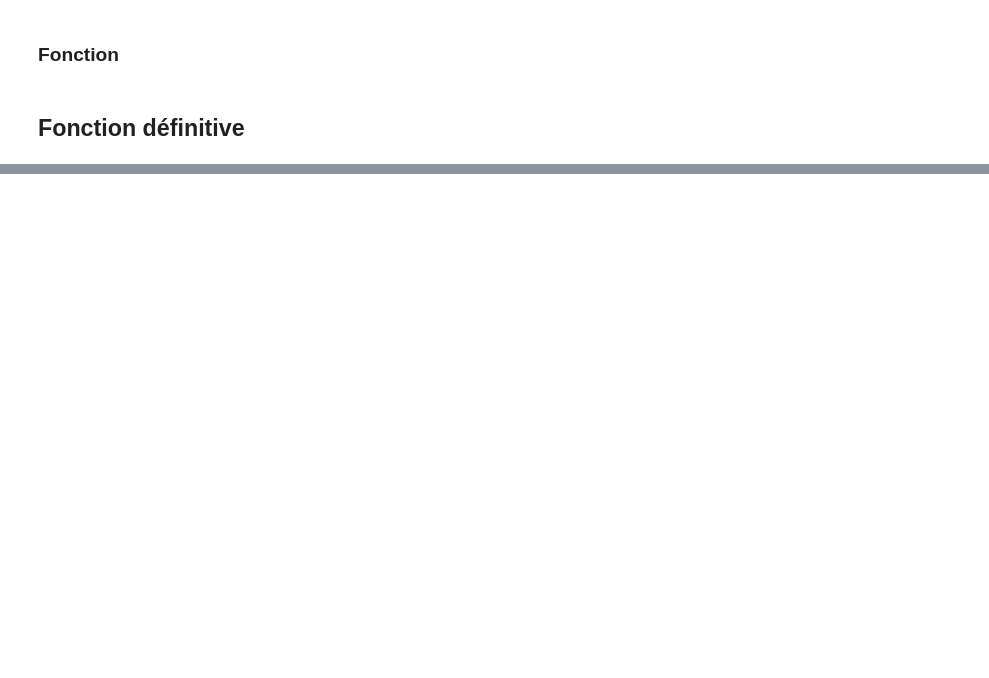
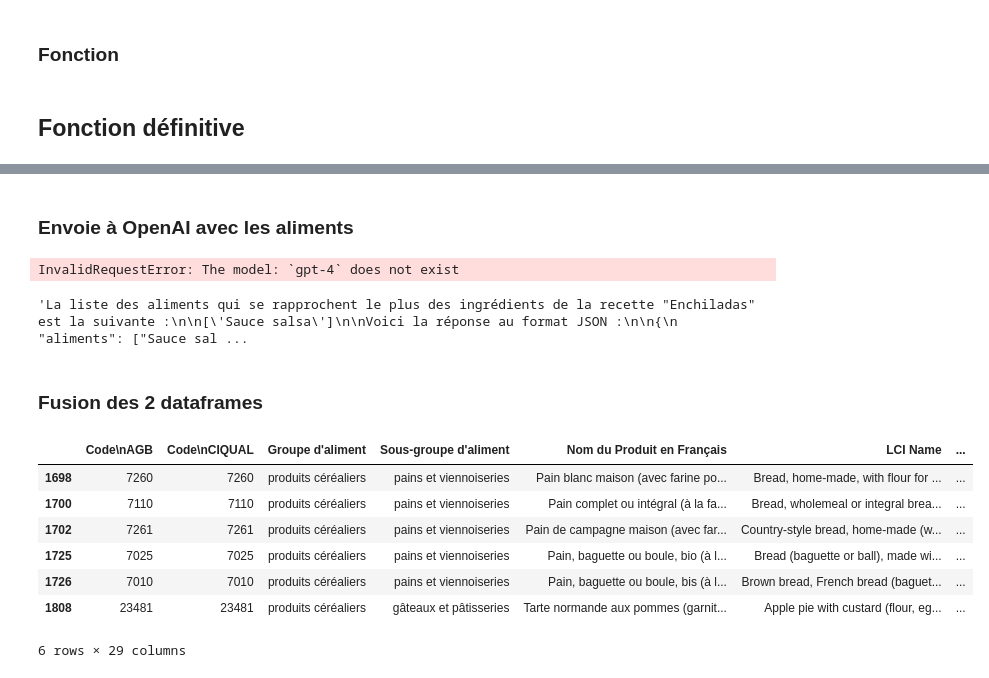
Before and after one commit to Anwen11/projet-python, a Jupyter notebook: scrapping_marmiton.ipynb, the cells around one changed output, grey strips where cells are left out. Cells and saved outputs as stored; diff of their text form; code cells hidden in the pictures; blank space fills up the shorter version.

```diff
--- a/scrapping_marmiton.ipynb
+++ b/scrapping_marmiton.ipynb
@@ -570,0 +643,4 @@ Quelle recette voulez-vous choisir ?
+# %%
+dfsous = dfsynthèse[dfsynthèse["Groupe d\'aliment"].isin(liste_groupe)]
+sous_groupes = dfsous["Sous-groupe d\'aliment"].unique()
+sous_groupes
@@ -570,0 +666,9 @@ Quelle recette voulez-vous choisir ?
+# %%
+question_asked = f"Donne moi la liste de tous les sous-groupes d'aliment auquel pourrait appartenir les ingrédients de cette recette {recette}. Voici la liste des ingrédients : {liste_ingrédients} et voici la liste des sous-groupes d'aliments dans laquelle il faut piocher: {sous_groupes}. Donne moi la réponse sous un format JSON contennant seulement la liste des sous-groupes, sans autre texte ou commentaire"
+result = openai.ChatCompletion.create(
+            model="gpt-3.5-turbo",
+            messages=[
+                {"role": "user", "content": question_asked},
+            ],
+            temperature=0.1
+        )
@@ -570,0 +677,3 @@ Quelle recette voulez-vous choisir ?
+# %%
+liste_recette = result.choices[0]["message"]["content"]
+liste_recette
@@ -570,0 +682,4 @@ Quelle recette voulez-vous choisir ?
+# %%
+dfaliment = pd.read_json(liste_recette, orient="columns")
+liste_recette = dfaliment["sous-groupes"].unique()
+liste_recette
@@ -570,0 +714,20 @@ Quelle recette voulez-vous choisir ?
+# %% [markdown]
+### Envoie à OpenAI avec les aliments
+# %%
+question_asked = f"Donne moi la liste des aliments qui se rapprochent le plus les ingrédients de cette recette {recette}. Voici la liste des ingrédients : {liste_ingrédients} et voici la liste des aliments dans laquelle il faut piocher: {sous_groupes}. Donne moi la réponse sous un format JSON contennant seulement la liste "
+result = openai.ChatCompletion.create(
+            model="gpt-3.5-turbo",
+            messages=[
+                {"role": "user", "content": question_asked},
+            ],
+            temperature=0.1
+        )
+# %% [output]
+InvalidRequestError: The model: `gpt-4` does not exist
+# %%
+liste_recette = result.choices[0]["message"]["content"]
+liste_recette
+# %% [output]
+'La liste des aliments qui se rapprochent le plus des ingrédients de la recette "Enchiladas" est la suivante :\n\n[\'Sauce salsa\']\n\nVoici la réponse au format JSON :\n\n{\n  "aliments": ["Sauce sal ...
+# %% [markdown]
+### Fusion des 2 dataframes
@@ -570,0 +736,11 @@ Quelle recette voulez-vous choisir ?
+# %%
+dfsynthèse[dfsynthèse["Nom du Produit en Français"].str.contains(dfaliment["index"][0])]
+# %% [output]
+|  | Code\nAGB | Code\nCIQUAL | Groupe d'aliment | Sous-groupe d'aliment | Nom du Produit en Français | LCI Name | ... |
+| 1698 | 7260 | 7260 | produits céréaliers | pains et viennoiseries | Pain blanc maison (avec farine po... | Bread, home-made, with flour for ... | ... |
+| 1700 | 7110 | 7110 | produits céréaliers | pains et viennoiseries | Pain complet ou intégral (à la fa... | Bread, wholemeal or integral brea... | ... |
+| 1702 | 7261 | 7261 | produits céréaliers | pains et viennoiseries | Pain de campagne maison (avec far... | Country-style bread, home-made (w... | ... |
+| 1725 | 7025 | 7025 | produits céréaliers | pains et viennoiseries | Pain, baguette ou boule, bio (à l... | Bread (baguette or ball), made wi... | ... |
+| 1726 | 7010 | 7010 | produits céréaliers | pains et viennoiseries | Pain, baguette ou boule, bis (à l... | Brown bread, French bread (baguet... | ... |
+| 1808 | 23481 | 23481 | produits céréaliers | gâteaux et pâtisseries | Tarte normande aux pommes (garnit... | Apple pie with custard (flour, eg... | ... |
+6 rows × 29 columns
```
Also changed, not shown: parts of 28 cells of this notebook.
